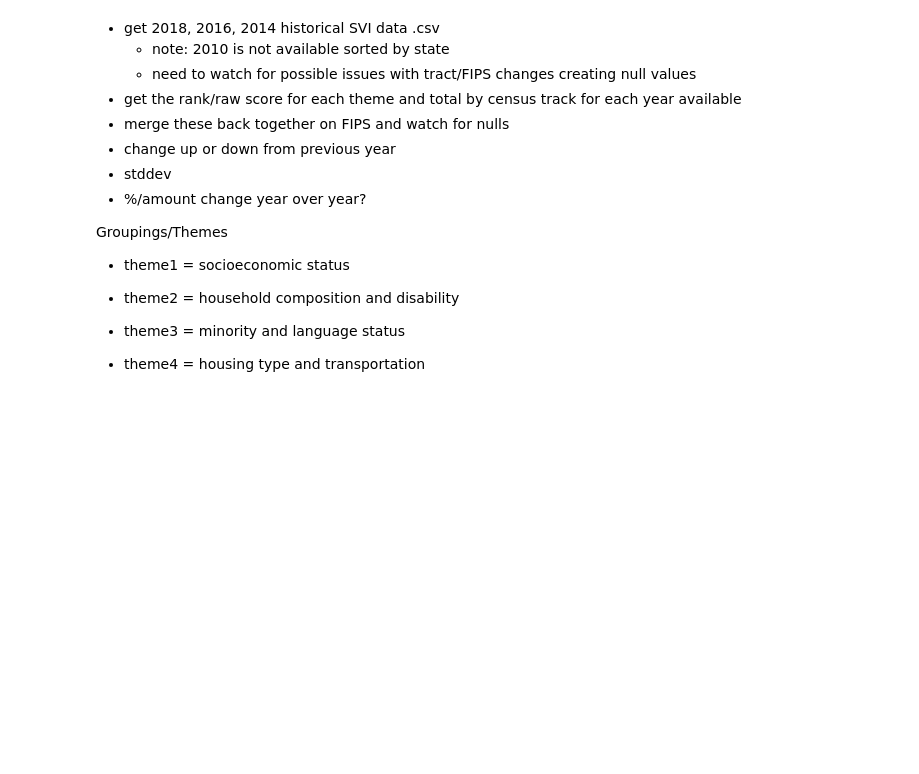
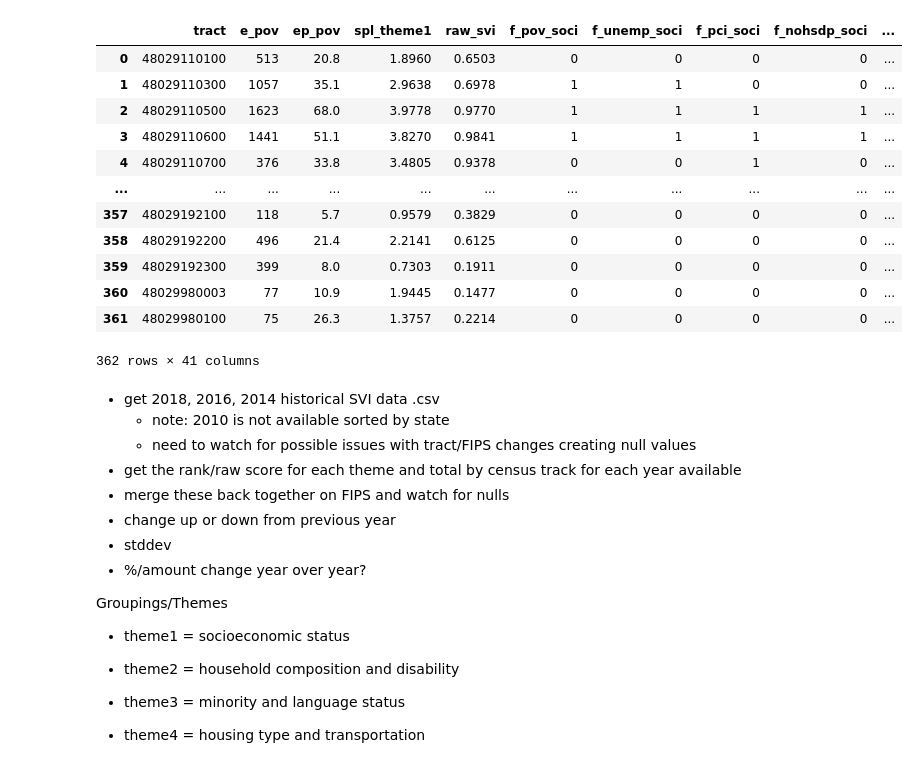
Before and after one commit to SVI-Capstone/svi_capstone, a Jupyter notebook: ryvyn.ipynb, the cells around one changed output. Saved outputs shown, nothing was run; the diff lists cells and outputs as text; code cells hidden in the pictures; blank space fills up the shorter version.

```diff
--- a/ryvyn.ipynb
+++ b/ryvyn.ipynb
@@ -26,0 +66,4 @@ AttributeError: 'DataFrame' object has no attribute 'raw_2014'
+# %%
+svi['r_status_fall'] = np.where(((svi.r_status_total2016 < svi.r_status_total2014) & (svi.r_status_total2018 < svi.r_status_total2016)), 1, 0)
+# %%
+svi['r_trans_fall'] = np.where(((svi.r_trans_total2016 < svi.r_trans_total2014) & (svi.r_trans_total2018 < svi.r_trans_total2016)), 1, 0)
@@ -26,0 +80,4 @@ AttributeError: 'DataFrame' object has no attribute 'raw_2014'
+# %%
+svi_features = svi[['tract', 'rising', 'falling', 'delta', 'mean',
+                    'r_soci_rise', 'r_comp_rise', 'r_status_rise', 'r_trans_rise',
+                   'r_soci_fall', 'r_comp_fall', 'r_status_fall', 'r_trans_fall']]
@@ -26,0 +95,19 @@ AttributeError: 'DataFrame' object has no attribute 'raw_2014'
+# %%
+# merge svi features to df after prepare, before split and scale
+df2split = pd.merge(df, svi_features, on='tract')
+# %%
+df2split
+# %% [output]
+|  | tract | e_pov | ep_pov | spl_theme1 | raw_svi | f_pov_soci | f_unemp_soci | f_pci_soci | f_nohsdp_soci | ... |
+| 0 | 48029110100 | 513 | 20.8 | 1.8960 | 0.6503 | 0 | 0 | 0 | 0 | ... |
+| 1 | 48029110300 | 1057 | 35.1 | 2.9638 | 0.6978 | 1 | 1 | 0 | 0 | ... |
+| 2 | 48029110500 | 1623 | 68.0 | 3.9778 | 0.9770 | 1 | 1 | 1 | 1 | ... |
+| 3 | 48029110600 | 1441 | 51.1 | 3.8270 | 0.9841 | 1 | 1 | 1 | 1 | ... |
+| 4 | 48029110700 | 376 | 33.8 | 3.4805 | 0.9378 | 0 | 0 | 1 | 0 | ... |
+| ... | ... | ... | ... | ... | ... | ... | ... | ... | ... | ... |
+| 357 | 48029192100 | 118 | 5.7 | 0.9579 | 0.3829 | 0 | 0 | 0 | 0 | ... |
+| 358 | 48029192200 | 496 | 21.4 | 2.2141 | 0.6125 | 0 | 0 | 0 | 0 | ... |
+| 359 | 48029192300 | 399 | 8.0 | 0.7303 | 0.1911 | 0 | 0 | 0 | 0 | ... |
+| 360 | 48029980003 | 77 | 10.9 | 1.9445 | 0.1477 | 0 | 0 | 0 | 0 | ... |
+| 361 | 48029980100 | 75 | 26.3 | 1.3757 | 0.2214 | 0 | 0 | 0 | 0 | ... |
+362 rows × 41 columns
```
Also changed, not shown: parts of 28 cells of this notebook.
